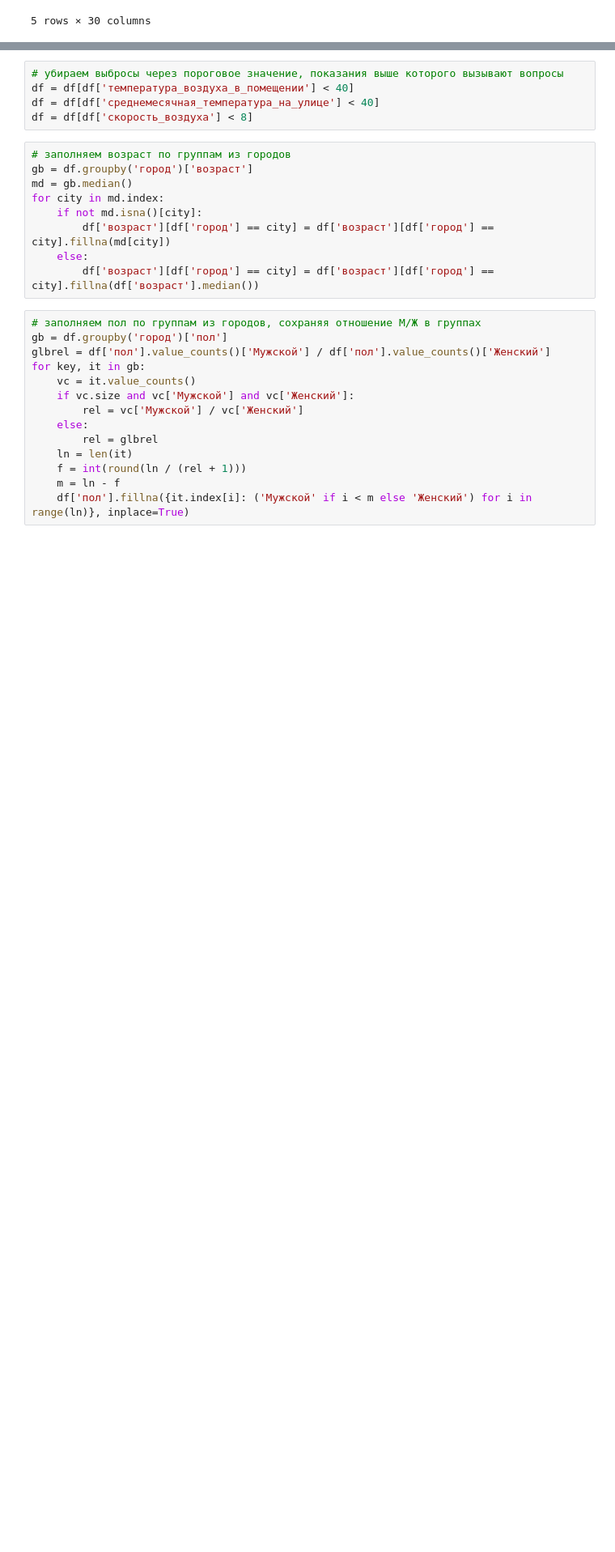
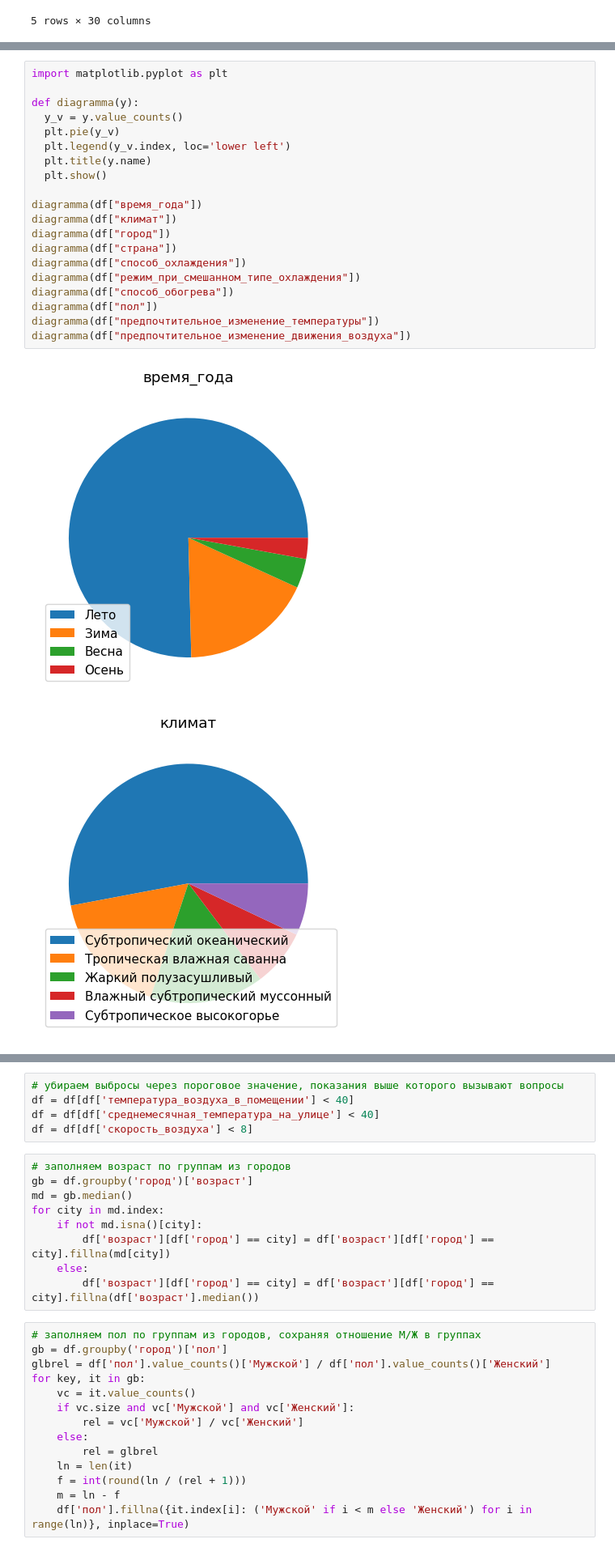
Before and after one commit to olegg366/SCHAD_household_services_09, a Jupyter notebook: main.ipynb, the cells around one changed output, grey strips where cells are left out. Shown at 81% size. Cells and saved outputs as stored; diff of their text form; blank space fills up the shorter version.

```diff
--- a/main.ipynb
+++ b/main.ipynb
@@ -30,0 +112,23 @@ df.head()
+# %%
+import matplotlib.pyplot as plt
+
+def diagramma(y):
+  y_v = y.value_counts()
+  plt.pie(y_v)
+  plt.legend(y_v.index, loc='lower left')
+  plt.title(y.name)
+  plt.show()
+
+diagramma(df["время_года"])
+diagramma(df["климат"])
+diagramma(df["город"])
+diagramma(df["страна"])
+diagramma(df["способ_охлаждения"])
+diagramma(df["режим_при_смешанном_типе_охлаждения"])
+diagramma(df["способ_обогрева"])
+diagramma(df["пол"])
+diagramma(df["предпочтительное_изменение_температуры"])
+diagramma(df["предпочтительное_изменение_движения_воздуха"])
+# %% [output]
+[figure, added]
+[figure, added]
```
Also changed, not shown: parts of 16 cells of this notebook.
